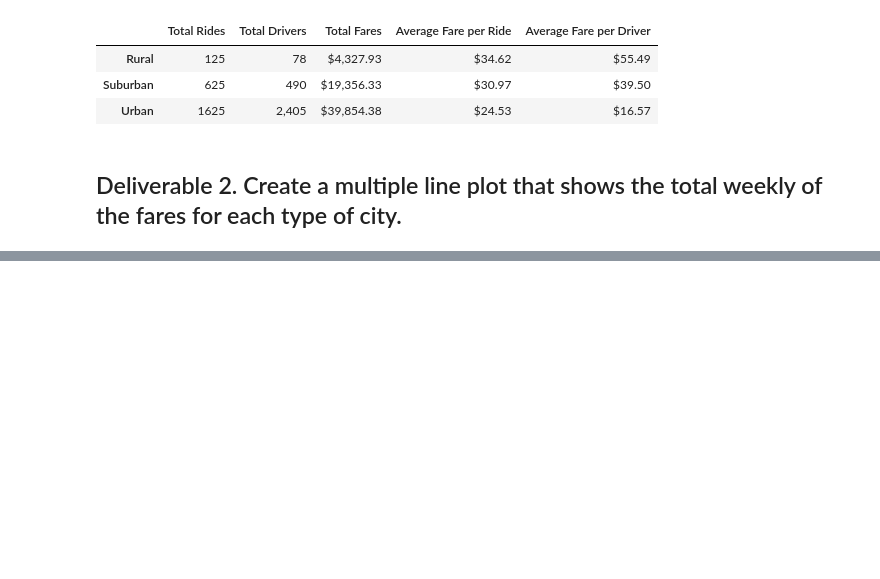
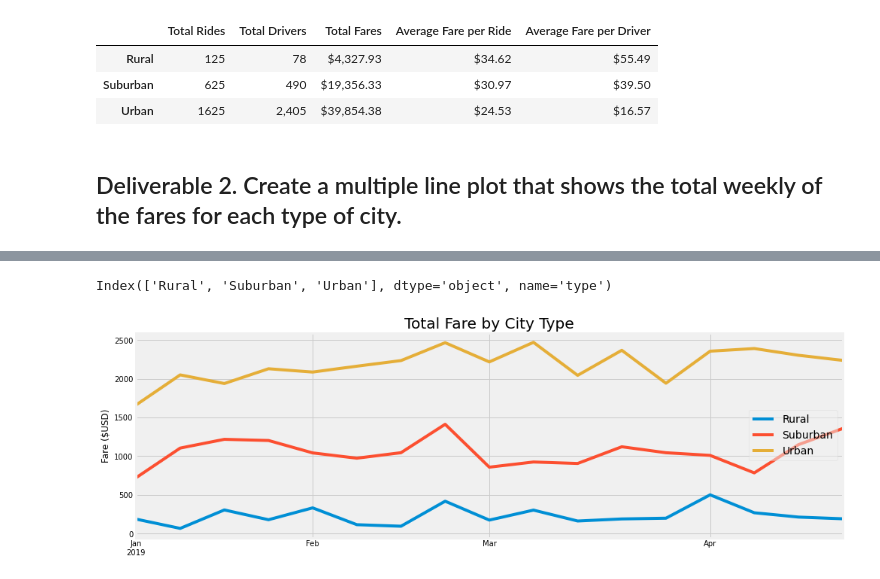
Before and after one commit to gh-mrmoore/DataAnalytics, a Jupyter notebook: Challenges/Challenge05/PyBer_Challenge_starter_code.ipynb, the cells around one changed output, grey strips where cells are left out. Saved outputs shown, nothing was run; the diff lists cells and outputs as text; code cells hidden in the pictures; blank space fills up the shorter version.

```diff
--- a/Challenges/Challenge05/PyBer_Challenge_starter_code.ipynb
+++ b/Challenges/Challenge05/PyBer_Challenge_starter_code.ipynb
@@ -131,3 +150,4 @@ pyber_summary_df
 # %%
 # 4. Create a pivot table with the 'date' as the index, the columns ='type', and values='fare'
 # to get the total fares for each type of city by the date.
+date_type_pivot_df = date_type_df_no_index.pivot(index="date", columns="type", values="fare")
@@ -134,2 +167,4 @@ pyber_summary_df
 # %%
 # 5. Create a new DataFrame from the pivot table DataFrame using loc on the given dates, '2019-01-01':'2019-04-29'.
+narrowed_date_type_pivot_df = date_type_pivot_df.loc[(date_type_pivot_df.index >= '2019-01-01') & (date_type_pivot_df.index <= '2019-04-29')]
+narrowed_date_type_pivot_df.head(10)
@@ -136,5 +184,6 @@ pyber_summary_df
 # %%
 # 6. Set the "date" index to datetime datatype. This is necessary to use the resample() method in Step 8.
 # df.index = pd.to_datetime(df.index)
+narrowed_date_type_pivot_df.index = pd.to_datetime(narrowed_date_type_pivot_df.index)
 # %%
 # 7. Check that the datatype for the index is datetime using df.info()
@@ -141,2 +202,4 @@ pyber_summary_df
 # %%
 # 8. Create a new DataFrame using the "resample()" function by week 'W' and get the sum of the fares for each week.
+resampled_narrowed_df = narrowed_date_type_pivot_df.resample('W', axis=0).sum()
+resampled_narrowed_df.head(10)
@@ -143,7 +219,19 @@ pyber_summary_df
+# %%
+resampled_narrowed_df.columns
+# %% [output]
+Index(['Rural', 'Suburban', 'Urban'], dtype='object', name='type')
 # %%
 # 8. Using the object-oriented interface method, plot the resample DataFrame using the df.plot() function.
-
+resampled_narrowed_df.plot(kind="line", figsize=(15,5))
 # Import the style from Matplotlib.
 from matplotlib import style
 # Use the graph style fivethirtyeight.
 style.use('fivethirtyeight')
+# Annotate
+plt.title("Total Fare by City Type")
+plt.ylabel("Fare ($USD)")
+plt.xlabel("")
+plt.legend(loc="right", framealpha=0.5)
+plt.show()
+# %% [output]
+[figure, added]
```
Also changed, not shown: parts of 7 cells of this notebook.
